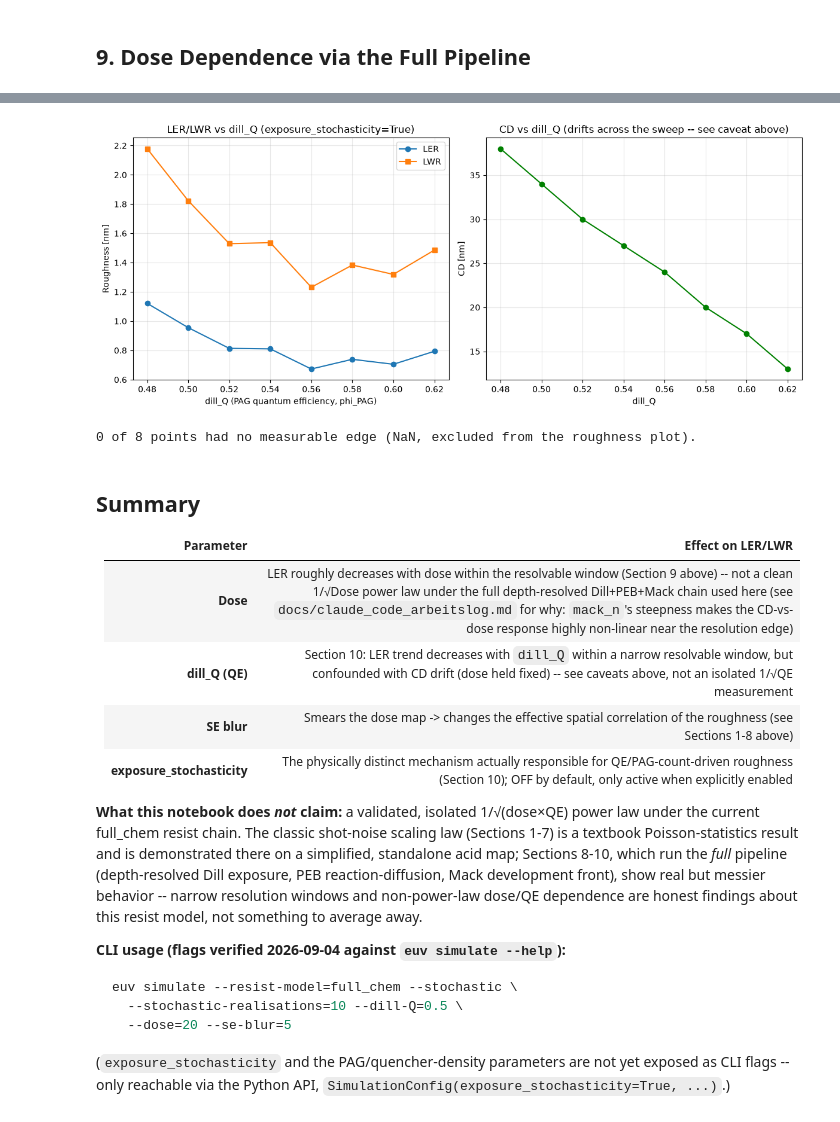
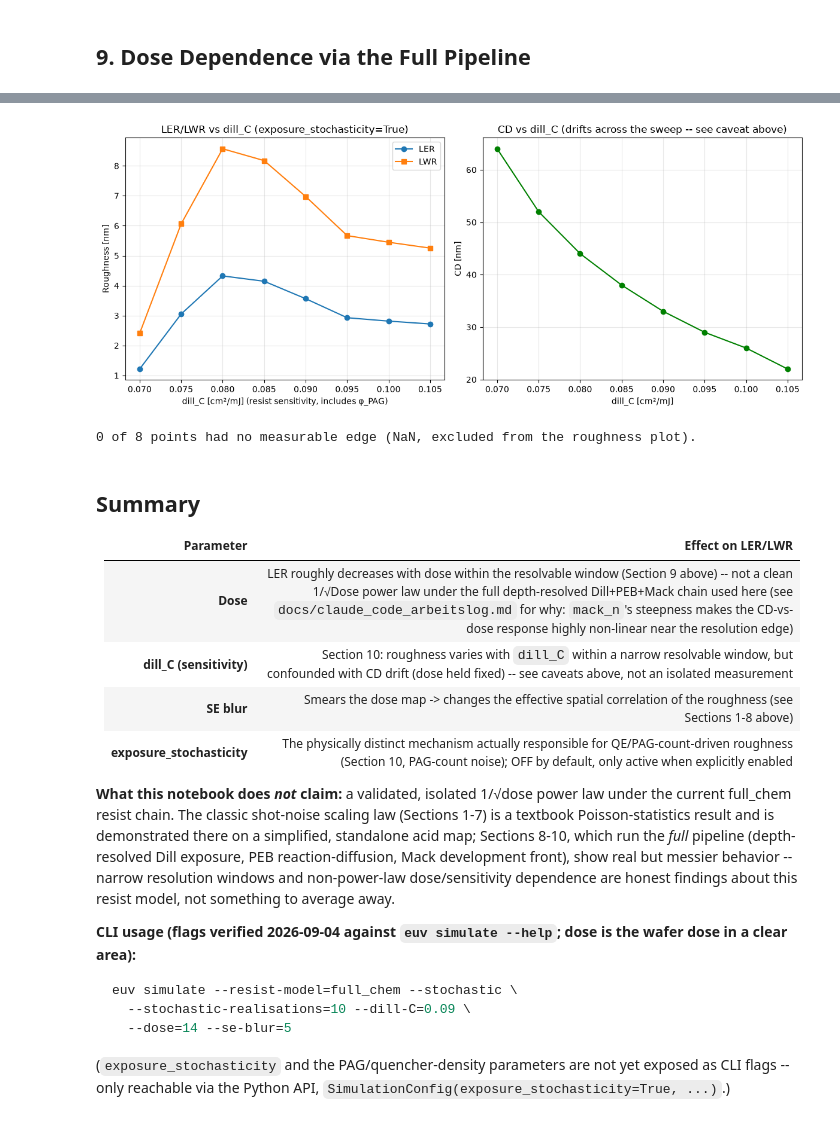
Before and after one commit to Flowbudget/euvsimulator, a Jupyter notebook: notebooks/05_stochastics.ipynb, the cells around one changed output, grey strips where cells are left out. Cells and saved outputs as stored; diff of their text form; code cells hidden in the pictures.

````diff
--- a/notebooks/05_stochastics.ipynb
+++ b/notebooks/05_stochastics.ipynb
@@ -273,7 +273,9 @@ plt.show()
 cfg = SimulationConfig(
     period_nm=64.0,
     line_width_nm=32.0,
-    dose_mj_cm2=20.0,
+    # 2026-09-04: dose is the WAFER dose in a clear area (Mack 1997 convention);
+    # the default resist prints the 32 nm line near 5.7 mJ/cm2 (see CHANGELOG).
+    dose_mj_cm2=5.5,
     resist_model="full_chem",
     enable_stochastic=True,
     stochastic_n_realisations=5,
@@ -296,7 +298,9 @@ LWR:  0.639 nm
 # %% [markdown]
 ## 9. Dose Dependence via the Full Pipeline
 # %%
-doses_pipe = np.linspace(10, 80, 8)
+# Dose window of the default resist under the wafer-dose convention (2026-09-04):
+# the 32 nm line prints between ~4.5 mJ/cm2 (not cleared) and ~7.5 (fully cleared).
+doses_pipe = np.linspace(4.5, 7.5, 7)
 ler_pipe, lwr_pipe, cd_pipe = [], [], []
 
 for d in doses_pipe:
@@ -361,44 +361,44 @@ fully-undeveloped realization set instead):**
 # %%
-q_vals = np.array([0.48, 0.50, 0.52, 0.54, 0.56, 0.58, 0.60, 0.62])
-ler_qe, lwr_qe, cd_qe = [], [], []
+c_vals = np.array([0.070, 0.075, 0.080, 0.085, 0.090, 0.095, 0.100, 0.105])
+ler_c, lwr_c, cd_c = [], [], []
 
-for q in q_vals:
+for c in c_vals:
     cfg = SimulationConfig(
-        period_nm=64.0, line_width_nm=32.0, dose_mj_cm2=20.0,
+        period_nm=64.0, line_width_nm=32.0, dose_mj_cm2=5.5,
         resist_model="full_chem", enable_stochastic=True,
-        stochastic_n_realisations=3, dill_Q=float(q), exposure_stochasticity=True,
+        stochastic_n_realisations=3, dill_C=float(c), exposure_stochasticity=True,
         stochastic_seed=42, grid=128, se_blur_nm=5.0,
     )
     r = run_simulation(cfg)
-    ler_qe.append(r.ler_nm)
-    lwr_qe.append(r.lwr_nm)
-    cd_qe.append(r.cd_nm)
+    ler_c.append(r.ler_nm)
+    lwr_c.append(r.lwr_nm)
+    cd_c.append(r.cd_nm)
 
-ler_qe = np.array(ler_qe)
-lwr_qe = np.array(lwr_qe)
-cd_qe = np.array(cd_qe)
-valid = ~np.isnan(ler_qe)  # exclude points where no realization had a measurable edge
+ler_c = np.array(ler_c)
+lwr_c = np.array(lwr_c)
+cd_c = np.array(cd_c)
+valid = ~np.isnan(ler_c)  # exclude points where no realization had a measurable edge
 
 fig, (ax1, ax2) = plt.subplots(1, 2, figsize=(12, 5))
 
-ax1.plot(q_vals[valid], ler_qe[valid], "o-", label="LER")
-ax1.plot(q_vals[valid], lwr_qe[valid], "s-", label="LWR")
-ax1.set_xlabel("dill_Q (PAG quantum efficiency, phi_PAG)")
+ax1.plot(c_vals[valid], ler_c[valid], "o-", label="LER")
+ax1.plot(c_vals[valid], lwr_c[valid], "s-", label="LWR")
+ax1.set_xlabel("dill_C [cm²/mJ] (resist sensitivity, includes φ_PAG)")
 ax1.set_ylabel("Roughness [nm]")
-ax1.set_title("LER/LWR vs dill_Q (exposure_stochasticity=True)")
+ax1.set_title("LER/LWR vs dill_C (exposure_stochasticity=True)")
 ax1.legend(); ax1.grid(True, alpha=0.3)
 
-ax2.plot(q_vals, cd_qe, "o-", color="green")
-ax2.set_xlabel("dill_Q"); ax2.set_ylabel("CD [nm]")
-ax2.set_title("CD vs dill_Q (drifts across the sweep -- see caveat above)")
+ax2.plot(c_vals, cd_c, "o-", color="green")
+ax2.set_xlabel("dill_C [cm²/mJ]"); ax2.set_ylabel("CD [nm]")
+ax2.set_title("CD vs dill_C (drifts across the sweep -- see caveat above)")
 ax2.grid(True, alpha=0.3)
 
 plt.tight_layout()
 plt.show()
 
-print(f"{(~valid).sum()} of {len(q_vals)} points had no measurable edge (NaN, excluded from the roughness plot).")
+print(f"{(~valid).sum()} of {len(c_vals)} points had no measurable edge (NaN, excluded from the roughness plot).")
 # %% [output]
-[figure, old version]
+[figure, new version]
 0 of 8 points had no measurable edge (NaN, excluded from the roughness plot).
 # %% [markdown]
 ## Summary
@@ -406,23 +406,23 @@ print(f"{(~valid).sum()} of {len(q_vals)} points had no measurable edge (NaN, ex
 | Parameter | Effect on LER/LWR |
 |-----------|-------------------|
 | **Dose** | LER roughly decreases with dose within the resolvable window (Section 9 above) -- not a clean 1/√Dose power law under the full depth-resolved Dill+PEB+Mack chain used here (see `docs/claude_code_arbeitslog.md` for why: `mack_n`'s steepness makes the CD-vs-dose response highly non-linear near the resolution edge) |
-| **dill_Q (QE)** | Section 10: LER trend decreases with `dill_Q` within a narrow resolvable window, but confounded with CD drift (dose held fixed) -- see caveats above, not an isolated 1/√QE measurement |
+| **dill_C (sensitivity)** | Section 10: roughness varies with `dill_C` within a narrow resolvable window, but confounded with CD drift (dose held fixed) -- see caveats above, not an isolated measurement |
 | **SE blur** | Smears the dose map -> changes the effective spatial correlation of the roughness (see Sections 1-8 above) |
-| **exposure_stochasticity** | The physically distinct mechanism actually responsible for QE/PAG-count-driven roughness (Section 10); OFF by default, only active when explicitly enabled |
+| **exposure_stochasticity** | The physically distinct mechanism actually responsible for QE/PAG-count-driven roughness (Section 10, PAG-count noise); OFF by default, only active when explicitly enabled |
 
-**What this notebook does *not* claim:** a validated, isolated 1/√(dose×QE) power law under
+**What this notebook does *not* claim:** a validated, isolated 1/√dose power law under
 the current full_chem resist chain. The classic shot-noise scaling law (Sections 1-7) is a
 textbook Poisson-statistics result and is demonstrated there on a simplified, standalone
 acid map; Sections 8-10, which run the *full* pipeline (depth-resolved Dill exposure, PEB
 reaction-diffusion, Mack development front), show real but messier behavior -- narrow
-resolution windows and non-power-law dose/QE dependence are honest findings about this
+resolution windows and non-power-law dose/sensitivity dependence are honest findings about this
 resist model, not something to average away.
 
-**CLI usage (flags verified 2026-09-04 against `euv simulate --help`):**
+**CLI usage (flags verified 2026-09-04 against `euv simulate --help`; dose is the wafer dose in a clear area):**
 ```bash
 euv simulate --resist-model=full_chem --stochastic \
-  --stochastic-realisations=10 --dill-Q=0.5 \
-  --dose=20 --se-blur=5
+  --stochastic-realisations=10 --dill-C=0.09 \
+  --dose=14 --se-blur=5
 ```
 (`exposure_stochasticity` and the PAG/quencher-density parameters are not yet exposed as
 CLI flags -- only reachable via the Python API, `SimulationConfig(exposure_stochasticity=True, ...)`.)
````
Also changed, not shown: parts of 3 cells of this notebook, 24 other files.
